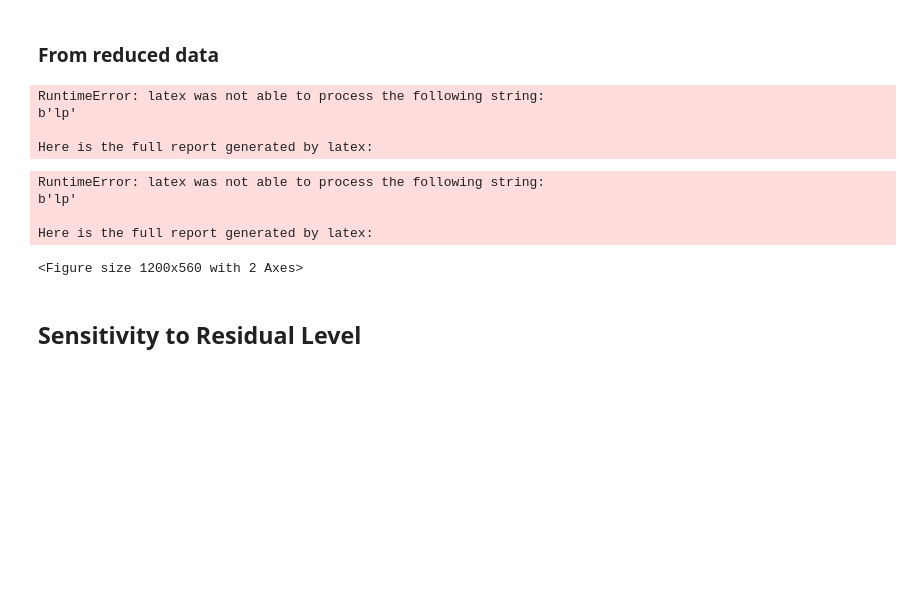
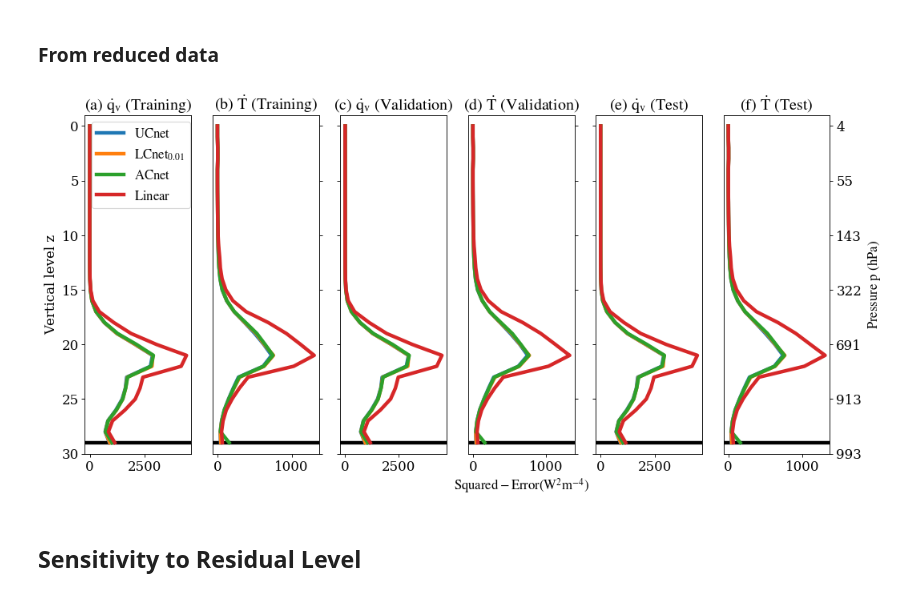
Before and after one commit to wallingTACC/CBRAIN-CAM, a Jupyter notebook: notebooks/tbeucler_devlog/042_Figures_PRL_Submission.ipynb, the cells around one changed output. Cells and saved outputs as stored; diff of their text form; code cells hidden in the pictures; blank space fills up the shorter version.

```diff
--- a/notebooks/tbeucler_devlog/042_Figures_PRL_Submission.ipynb
+++ b/notebooks/tbeucler_devlog/042_Figures_PRL_Submission.ipynb
@@ -459,46 +463,38 @@ for j,datas in enumerate(DATASET):
         for ilab,lab in enumerate(labels):
             labels[ilab]=''
         ax.set_yticklabels(labels)
 
     ### Subplot 2 ###
     ifig += 1
     ax = f.add_subplot(1,6,ifig)
 
     plt.axhline(y=29,color='k',linewidth=lw,zorder=0)
     for i,nn in enumerate(NNarray):
         ax.plot(MSEv[datas][nn][90:120],np.linspace(0,29,num=30))
     plt.ylim((YMIN,YMAX))
     plt.gca().invert_yaxis()
     plt.gca().yaxis.tick_right()
     plt.gca().yaxis.set_label_position("right")
     if ifig==4:
-        plt.xlabel('$\\textnormal{Squared-Error}\\left(\\textnormal{W}^{2}\\textnormal{m}^{-4}\\right)$')
+        plt.xlabel('$\\mathrm{Squared-Error}\\left(\\mathrm{W}^{2}\\mathrm{m}^{-4}\\right)$')
     elif ifig==6:
-        plt.ylabel('$\\textnormal{Pressure\\ p\\ \\ensuremath{\\left(\\textnormal{hPa}\\right)}}$')
+        plt.ylabel('$\\mathrm{Pressure\\ p\\ \\mathrm{\\left(\\mathrm{hPa}\\right)}}$')
     plt.title(TITLE[ifig-1])
 
     plt.draw()
     # Change y labels to none
     labels = [item.get_text() for item in ax.get_yticklabels()]
     for ilab,lab in enumerate(labels):
         if ifig==2 or ifig==4: labels[ilab]=''
         elif ifig==6:
-            IND = min(29,max(0,int(float(labels[ilab][1:-1]))))
+            IND = min(29,max(0,int(float(labels[ilab].replace('−', '-')))))
             labels[ilab]=str('%01.0f'%lev[IND].values)
     ax.set_yticklabels(labels)
 
 #Save figure
-plt.savefig('Fig_prof_comparison.pdf',format='pdf')
+plt.savefig(pathHOME+'Fig_prof_comparison.pdf',format='pdf')
 # %% [output]
-RuntimeError: latex was not able to process the following string:
-b'lp'
-
-Here is the full report generated by latex:
-RuntimeError: latex was not able to process the following string:
-b'lp'
-
-Here is the full report generated by latex:
-<Figure size 1200x560 with 2 Axes>
+[figure, added]
 # %% [markdown]
 ## Sensitivity to Residual Level
 # %% [markdown]
```
Also changed, not shown: parts of 30 cells of this notebook.
